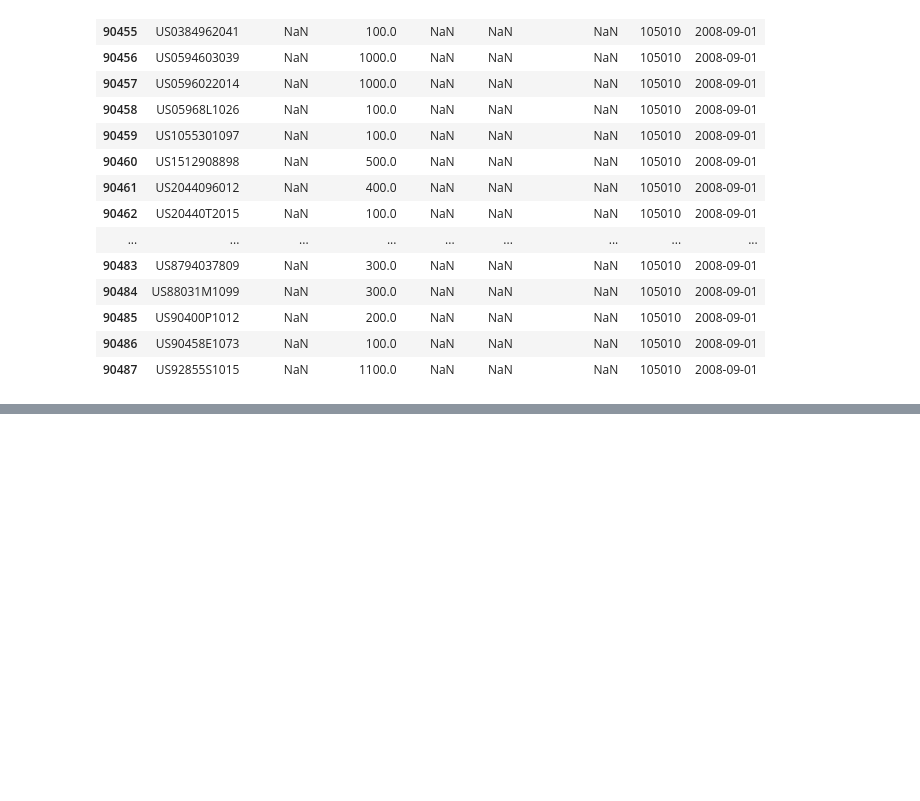
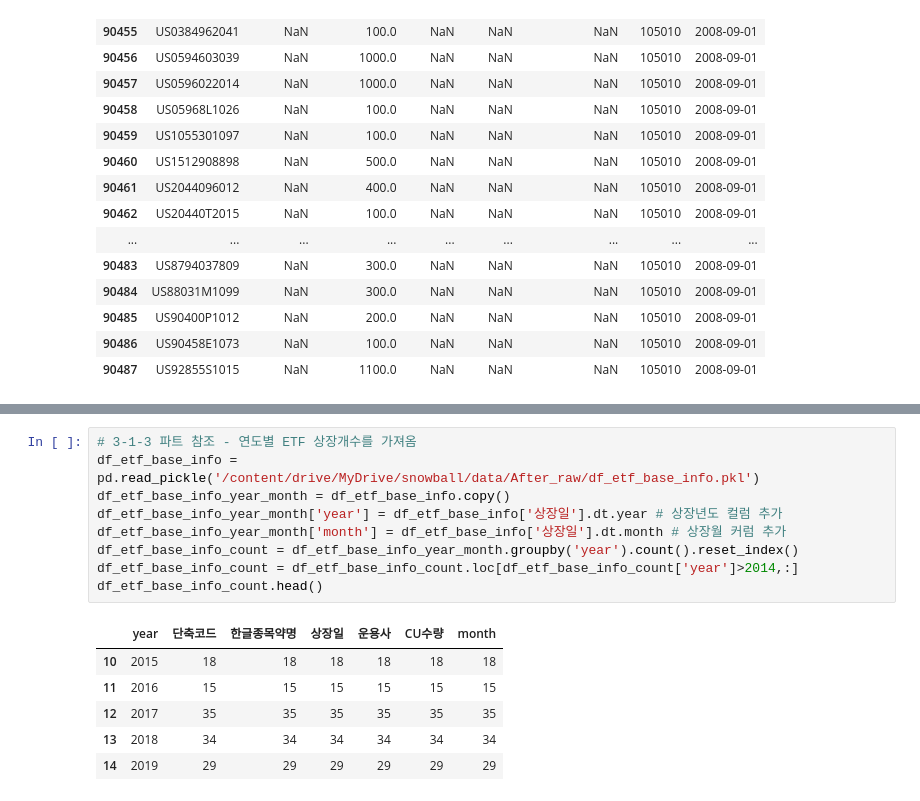
Before and after one commit to Ryong1998/snowball, a Jupyter notebook: 2_Data_Preparation.ipynb, the cells around one changed output, grey strips where cells are left out. Cells and saved outputs as stored; diff of their text form; blank space fills up the shorter version.

```diff
--- a/2_Data_Preparation.ipynb
+++ b/2_Data_Preparation.ipynb
@@ -1624,0 +1670,16 @@ df_pdf_files.loc[df_pdf_files['etf_code']==101280,:]
+# %%
+# 3-1-3 파트 참조 - 연도별 ETF 상장개수를 가져옴
+df_etf_base_info = pd.read_pickle('/content/drive/MyDrive/snowball/data/After_raw/df_etf_base_info.pkl')
+df_etf_base_info_year_month = df_etf_base_info.copy()
+df_etf_base_info_year_month['year'] = df_etf_base_info['상장일'].dt.year # 상장년도 컬럼 추가
+df_etf_base_info_year_month['month'] = df_etf_base_info['상장일'].dt.month # 상장월 커럼 추가
+df_etf_base_info_count = df_etf_base_info_year_month.groupby('year').count().reset_index()
+df_etf_base_info_count = df_etf_base_info_count.loc[df_etf_base_info_count['year']>2014,:]
+df_etf_base_info_count.head()
+# %% [output]
+|  | year | 단축코드 | 한글종목약명 | 상장일 | 운용사 | CU수량 | month |
+| 10 | 2015 | 18 | 18 | 18 | 18 | 18 | 18 |
+| 11 | 2016 | 15 | 15 | 15 | 15 | 15 | 15 |
+| 12 | 2017 | 35 | 35 | 35 | 35 | 35 | 35 |
+| 13 | 2018 | 34 | 34 | 34 | 34 | 34 | 34 |
+| 14 | 2019 | 29 | 29 | 29 | 29 | 29 | 29 |
```
Also changed, not shown: parts of 35 cells of this notebook.
